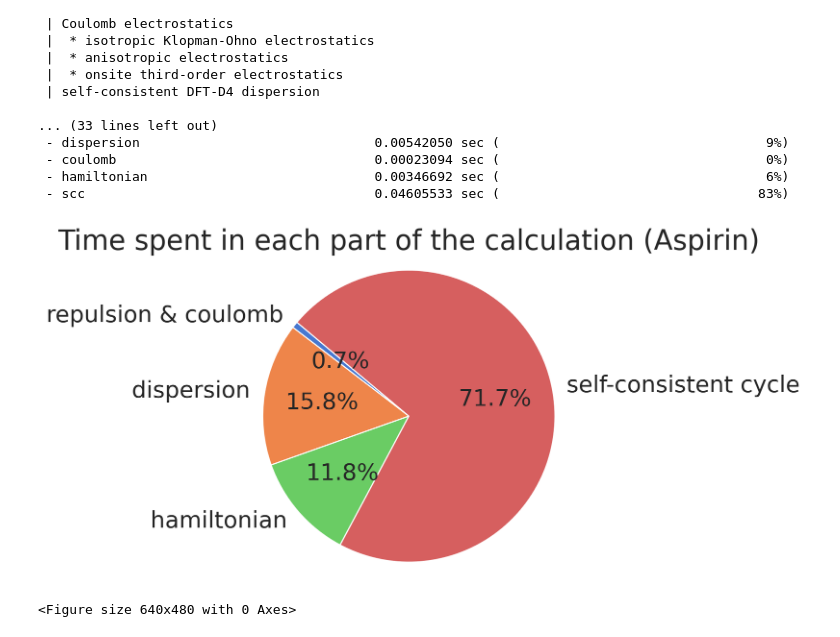
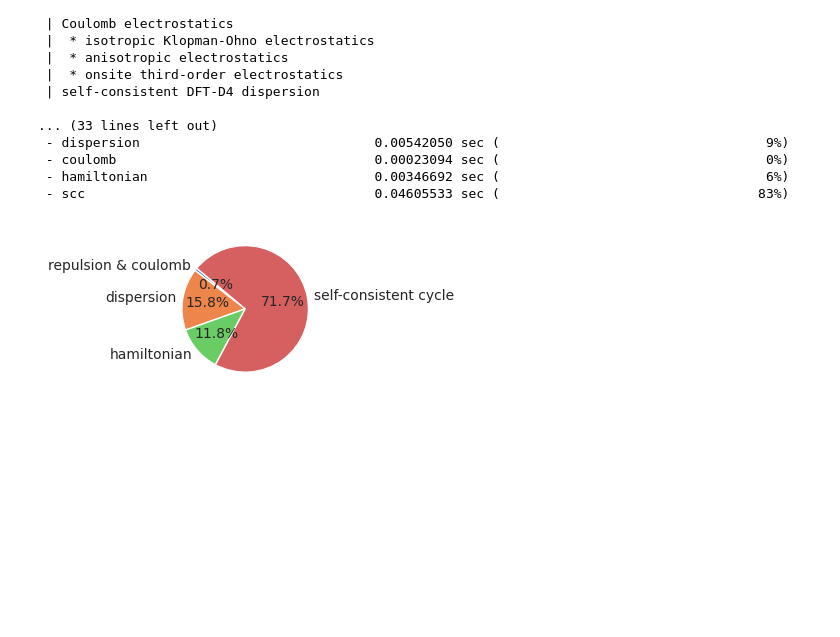
Before and after one commit to tornikeo/tblite, a Jupyter notebook: notes/make_figures.ipynb, the cells around one changed output. Cells and saved outputs as stored; diff of their text form; code cells hidden in the pictures; blank space fills up the shorter version.

```diff
--- a/notes/make_figures.ipynb
+++ b/notes/make_figures.ipynb
@@ -121,5 +135,9 @@ def make_process_on_cpu_vs_copy_to_gpu(df):
   plt.grid(True)
   plt.legend()
 
+
+plt.figure(figsize=(4,4))
+sns.set_style("whitegrid")
 make_process_on_cpu_vs_copy_to_gpu(df)
+plt.savefig(output_dir / 'cpu_gpu_transfer_time.png')
 # %% [output]
@@ -236,10 +255,20 @@ def relative_perf_plot_alk(df):
 
 
 
-plt.figure(figsize=(15, 7))
+# plt.figure(figsize=(15, 7))
+# sns.set_style("whitegrid")
+
+# plt.subplot(121)
+plt.figure(figsize=(4, 4))
 sns.set_style("whitegrid")
-plt.subplot(121)
 relative_perf_plot(df)
-plt.subplot(122)
+plt.savefig(output_dir/'gpu_vs_cpu_scaling.png')
+
+
+# plt.subplot(122)
+
+plt.figure(figsize=(4, 4))
+sns.set_style("whitegrid")
 relative_perf_plot_alk(df)
+plt.savefig(output_dir/'alkane_gpu_speedup.png')
 # %% [output]
@@ -351,31 +373,31 @@ xTB calculator
 # %%
 #  - repulsion                               0.00004974 sec (                                  0%)
 #  - coulomb                                 0.00024547 sec (                                  0%)
 #  - hamiltonian                             0.00490927 sec (                                 11%)
 #  - scc                                     0.02987670 sec (                                 71%)
 
 times = {
   "repulsion & coulomb": 0.00004974 + 0.00024547,
   "dispersion": 0.00659769, # Small molecules don't benefit much from this
   # "coulomb": 0.00024547,
   "hamiltonian": 0.00490927,
   "self-consistent cycle": 0.02987670,
 }
 
 # Pie chart on time spent in each part of the calculation, with annotations
 
 sns.set_style("whitegrid")
-plt.figure(figsize=(5,5), dpi=200)
+plt.figure(figsize=(4,4))
 # set font, arial and large
-plt.rcParams['font.size'] = 20
+# plt.rcParams['font.size'] = 20
 plt.pie(times.values(), labels=times.keys(), autopct='%1.1f%%', startangle=140,
         colors=sns.color_palette("muted", n_colors=len(times)))
-plt.title('Time spent in each part of the calculation (Aspirin)')
-plt.axis('equal')  # Equal aspect ratio ensures that pie is drawn as a circle.
-plt.show()
+# plt.title('Time spent in each part of the calculation (Aspirin)')
+# plt.axis('equal')  # Equal aspect ratio ensures that pie is drawn as a circle.
+# plt.show()
 plt.tight_layout()
 # Save the figure
-plt.savefig('notes/figures/performance_pie.png', dpi=300, bbox_inches='tight')
+# plt.savefig('notes/figures/performance_pie.png', dpi=300, bbox_inches='tight')
+plt.savefig(output_dir / 'singlepoint_piechart.png')
 # %% [output]
-[figure, old version]
+[figure, new version]
-<Figure size 640x480 with 0 Axes>
```
Also changed, not shown: parts of 6 cells of this notebook.
